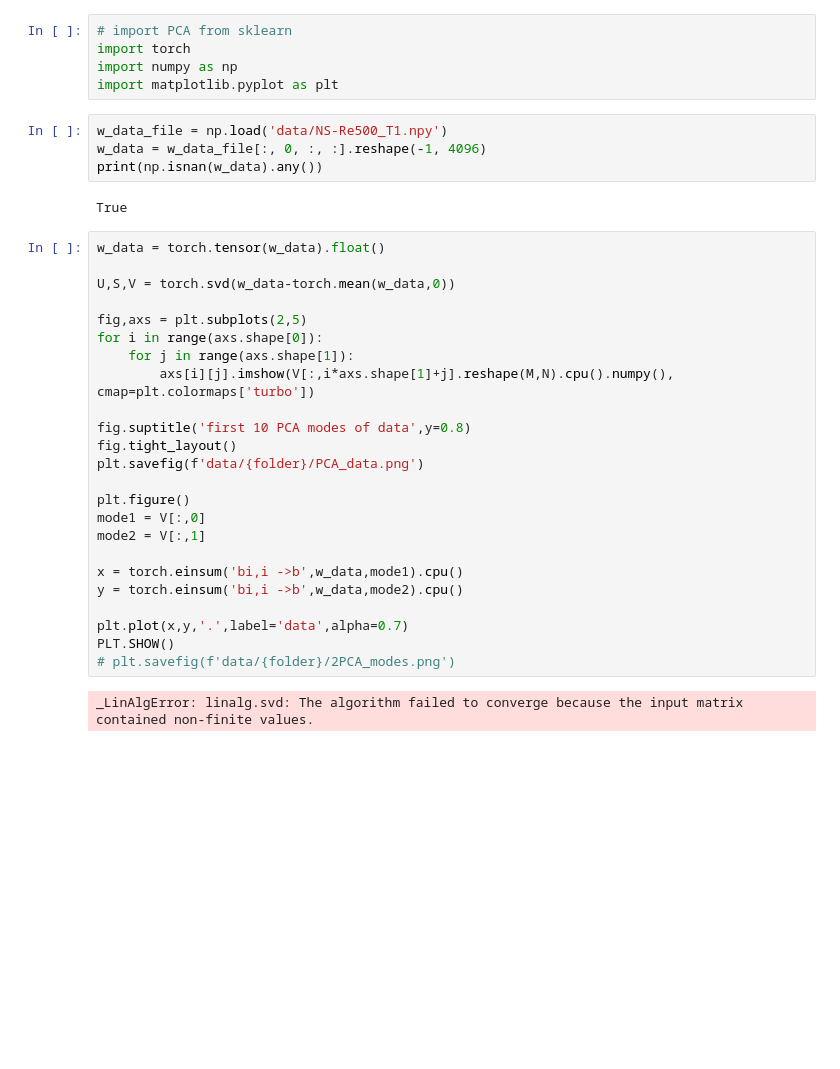
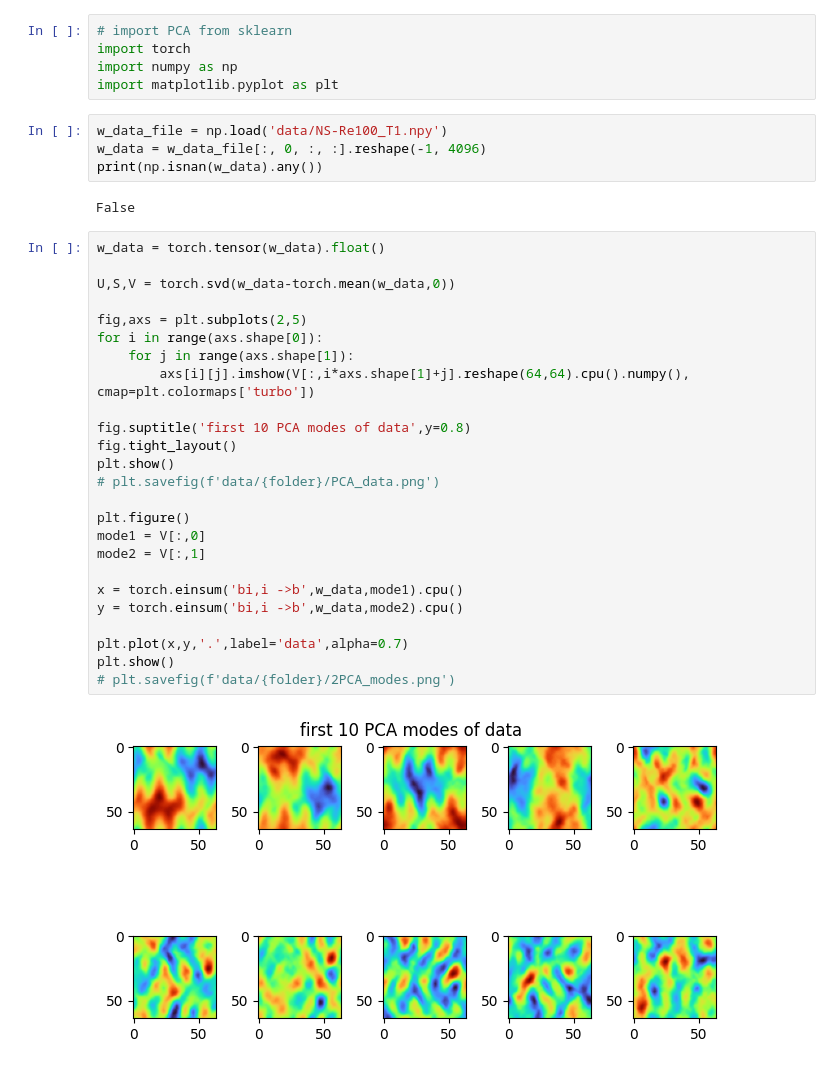
Before and after one commit to andreagoertzen/dissipativity-learning, a Jupyter notebook: KF/FNO_data/pca_test.ipynb, the cells around one changed output. Saved outputs shown, nothing was run; the diff lists cells and outputs as text; blank space fills up the shorter version.

```diff
--- a/KF/FNO_data/pca_test.ipynb
+++ b/KF/FNO_data/pca_test.ipynb
@@ -4,34 +4,35 @@ import torch
 import numpy as np
 import matplotlib.pyplot as plt
 # %%
-w_data_file = np.load('data/NS-Re500_T1.npy')
+w_data_file = np.load('data/NS-Re100_T1.npy')
 w_data = w_data_file[:, 0, :, :].reshape(-1, 4096)
 print(np.isnan(w_data).any())
 # %% [output]
-True
+False
 # %%
 w_data = torch.tensor(w_data).float()
 
 U,S,V = torch.svd(w_data-torch.mean(w_data,0))
 
 fig,axs = plt.subplots(2,5)
 for i in range(axs.shape[0]):
     for j in range(axs.shape[1]):
-        axs[i][j].imshow(V[:,i*axs.shape[1]+j].reshape(M,N).cpu().numpy(), cmap=plt.colormaps['turbo'])
+        axs[i][j].imshow(V[:,i*axs.shape[1]+j].reshape(64,64).cpu().numpy(), cmap=plt.colormaps['turbo'])
 
 fig.suptitle('first 10 PCA modes of data',y=0.8)
 fig.tight_layout()
-plt.savefig(f'data/{folder}/PCA_data.png')
+plt.show()
+# plt.savefig(f'data/{folder}/PCA_data.png')
 
 plt.figure()
 mode1 = V[:,0]
 mode2 = V[:,1]
 
 x = torch.einsum('bi,i ->b',w_data,mode1).cpu()
 y = torch.einsum('bi,i ->b',w_data,mode2).cpu()
 
 plt.plot(x,y,'.',label='data',alpha=0.7)
-PLT.SHOW()
+plt.show()
 # plt.savefig(f'data/{folder}/2PCA_modes.png')
 # %% [output]
-_LinAlgError: linalg.svd: The algorithm failed to converge because the input matrix contained non-finite values.
+[figure, added]
```
Also changed, not shown: parts of 3 cells of this notebook, 1 other file.
